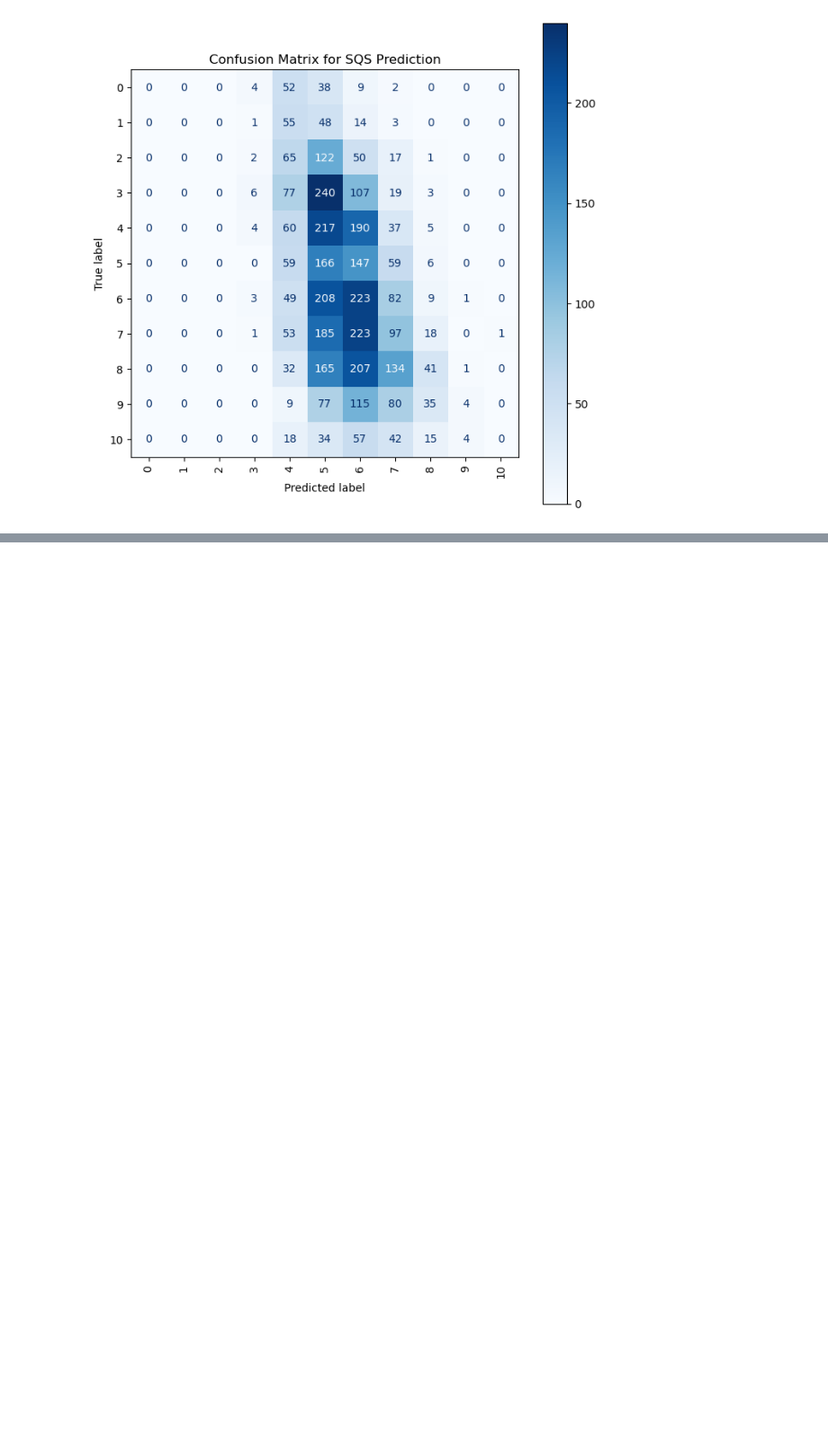
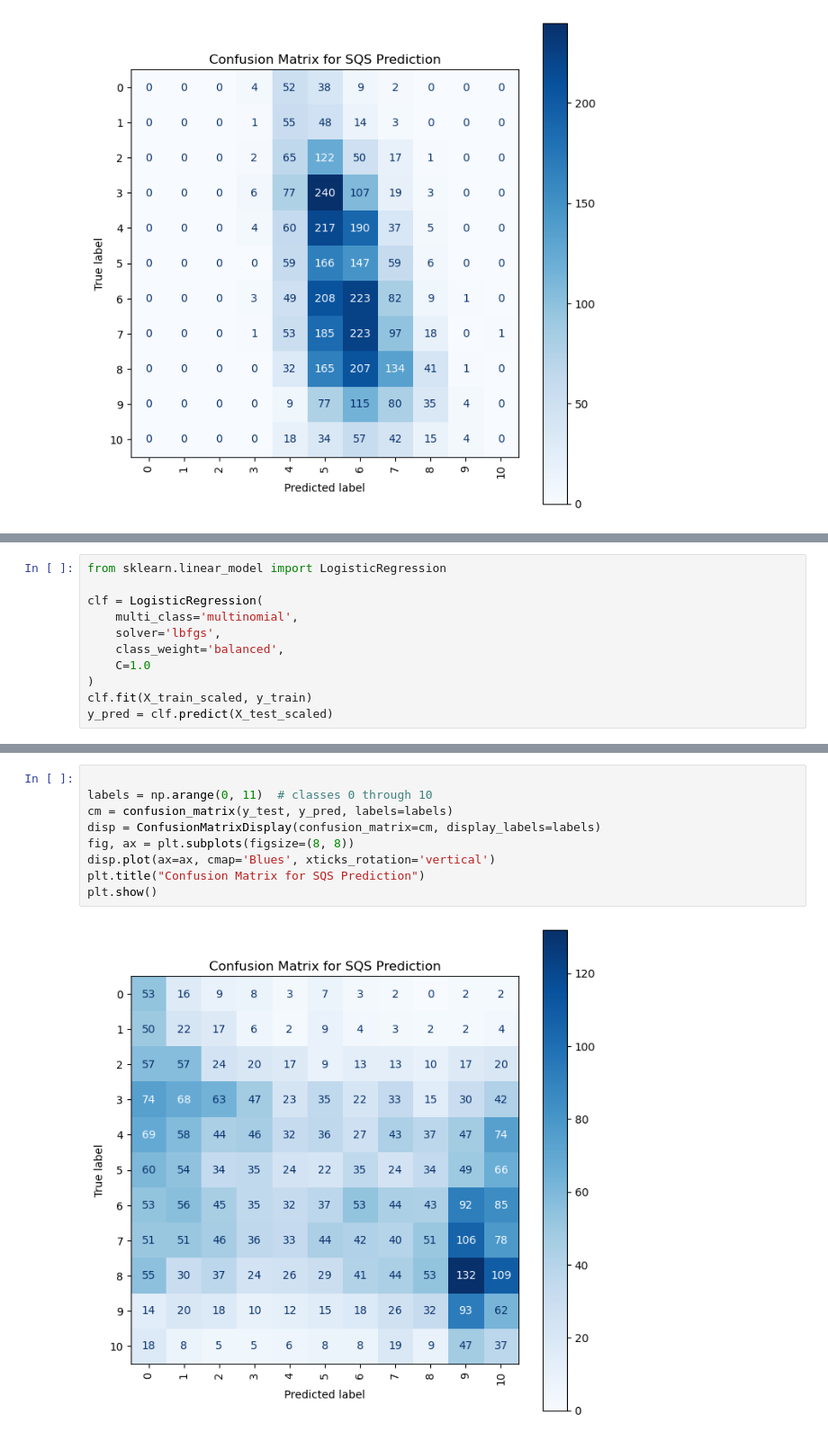
Before and after one commit to aabbylam/hda-project, a Jupyter notebook: rq1/insomnia.ipynb, the cells around one changed output, grey strips where cells are left out. Shown: that part at 90% size. Cells and saved outputs as stored; diff of their text form; blank space fills up the shorter version.

```diff
--- a/rq1/insomnia.ipynb
+++ b/rq1/insomnia.ipynb
@@ -1687,0 +1669,11 @@ AttributeError: 'numpy.ndarray' object has no attribute 'value_counts'
+# %%
+from sklearn.linear_model import LogisticRegression
+
+clf = LogisticRegression(
+    multi_class='multinomial',
+    solver='lbfgs',
+    class_weight='balanced',
+    C=1.0
+)
+clf.fit(X_train_scaled, y_train)
+y_pred = clf.predict(X_test_scaled)
@@ -1687,0 +1700,11 @@ AttributeError: 'numpy.ndarray' object has no attribute 'value_counts'
+# %%
+
+labels = np.arange(0, 11)  # classes 0 through 10
+cm = confusion_matrix(y_test, y_pred, labels=labels)
+disp = ConfusionMatrixDisplay(confusion_matrix=cm, display_labels=labels)
+fig, ax = plt.subplots(figsize=(8, 8))
+disp.plot(ax=ax, cmap='Blues', xticks_rotation='vertical')
+plt.title("Confusion Matrix for SQS Prediction")
+plt.show()
+# %% [output]
+[figure, added]
```
Also changed, not shown: parts of 9 cells of this notebook, 4 other files.
